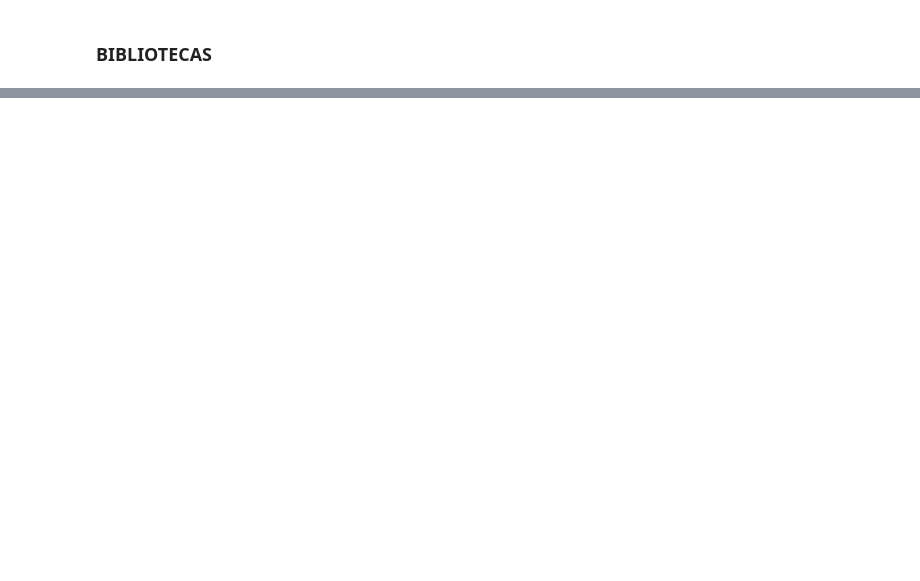
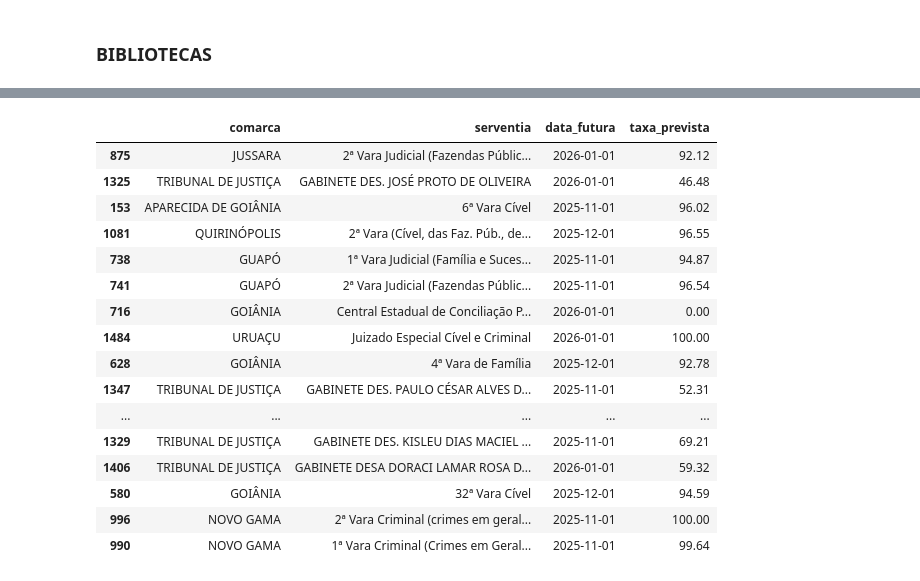
Before and after one commit to laysfreitas/TJGO_AprendizadoDeMaquina, a Jupyter notebook: 4.1 - Modeling.ipynb, the cells around one changed output, grey strips where cells are left out. Cells and saved outputs as stored; diff of their text form; code cells hidden in the pictures; blank space fills up the shorter version.

```diff
--- a/4.1 - Modeling.ipynb
+++ b/4.1 - Modeling.ipynb
@@ -75,0 +162,26 @@ df.head()
+# %%
+# Agora vamos projetar 3 meses à frente da data máxima dos dados
+previsoes_futuras = []
+
+# Gerar as datas futuras
+datas_futuras = [data_maxima + relativedelta(months=i) for i in range(1, 4)]
+ordinais_futuros = np.array([d.toordinal() for d in datas_futuras]).reshape(-1, 1)
+
+for (comarca, serventia), modelo in modelos_dict.items():
+    # Prever
+    preds = modelo.predict(ordinais_futuros)
+
+    for data, pred in zip(datas_futuras, preds):
+        # Regra de negócio: Taxa não pode ser menor que 0 nem maior que 100
+        pred_ajustado = max(0, min(100, pred))
+
+        previsoes_futuras.append({
+            'comarca': comarca,
+            'serventia': serventia,
+            'data_futura': data,
+            'taxa_prevista': round(pred_ajustado, 2)
+        })
+
+df_futuro = pd.DataFrame(previsoes_futuras)
+print("Amostra das previsões futuras:")
+display(df_futuro.head())
@@ -75,0 +196,20 @@ df.head()
+# %%
+df_futuro.sample(50)
+# %% [output]
+|  | comarca | serventia | data_futura | taxa_prevista |
+| 875 | JUSSARA | 2ª Vara Judicial (Fazendas Públic... | 2026-01-01 | 92.12 |
+| 1325 | TRIBUNAL DE JUSTIÇA | GABINETE DES. JOSÉ PROTO DE OLIVEIRA | 2026-01-01 | 46.48 |
+| 153 | APARECIDA DE GOIÂNIA | 6ª Vara Cível | 2025-11-01 | 96.02 |
+| 1081 | QUIRINÓPOLIS | 2ª Vara (Cível, das Faz. Púb., de... | 2025-12-01 | 96.55 |
+| 738 | GUAPÓ | 1ª Vara Judicial (Família e Suces... | 2025-11-01 | 94.87 |
+| 741 | GUAPÓ | 2ª Vara Judicial (Fazendas Públic... | 2025-11-01 | 96.54 |
+| 716 | GOIÂNIA | Central Estadual de Conciliação P... | 2026-01-01 | 0.00 |
+| 1484 | URUAÇU | Juizado Especial Cível e Criminal | 2026-01-01 | 100.00 |
+| 628 | GOIÂNIA | 4ª Vara de Família | 2025-12-01 | 92.78 |
+| 1347 | TRIBUNAL DE JUSTIÇA | GABINETE DES. PAULO CÉSAR ALVES D... | 2025-11-01 | 52.31 |
+| ... | ... | ... | ... | ... |
+| 1329 | TRIBUNAL DE JUSTIÇA | GABINETE DES. KISLEU DIAS MACIEL ... | 2025-11-01 | 69.21 |
+| 1406 | TRIBUNAL DE JUSTIÇA | GABINETE DESA DORACI LAMAR ROSA D... | 2026-01-01 | 59.32 |
+| 580 | GOIÂNIA | 32ª Vara Cível | 2025-12-01 | 94.59 |
+| 996 | NOVO GAMA | 2ª Vara Criminal (crimes em geral... | 2025-11-01 | 100.00 |
+| 990 | NOVO GAMA | 1ª Vara Criminal (Crimes em Geral... | 2025-11-01 | 99.64 |
```
Also changed, not shown: parts of 21 cells of this notebook.
